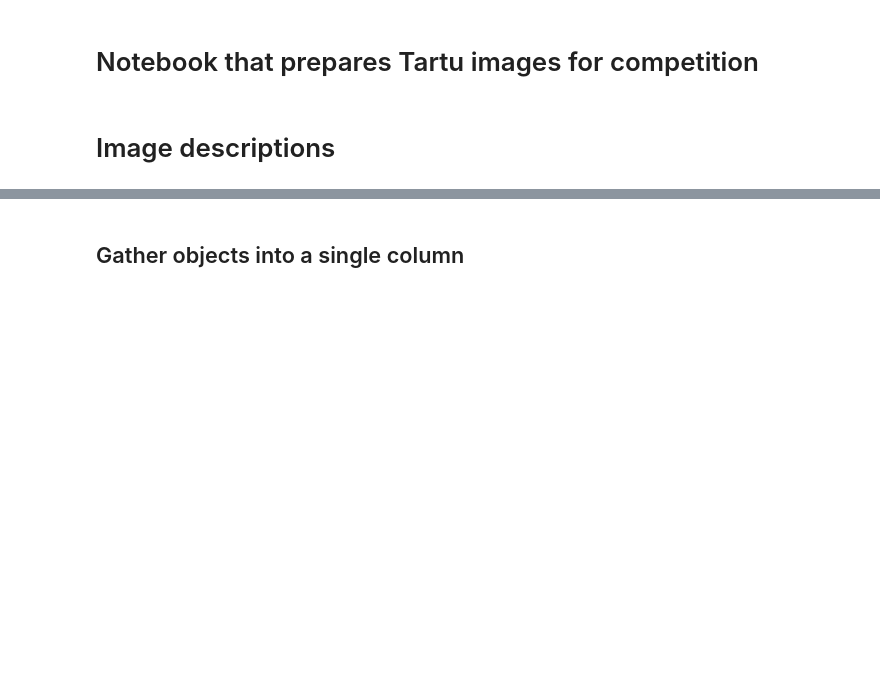
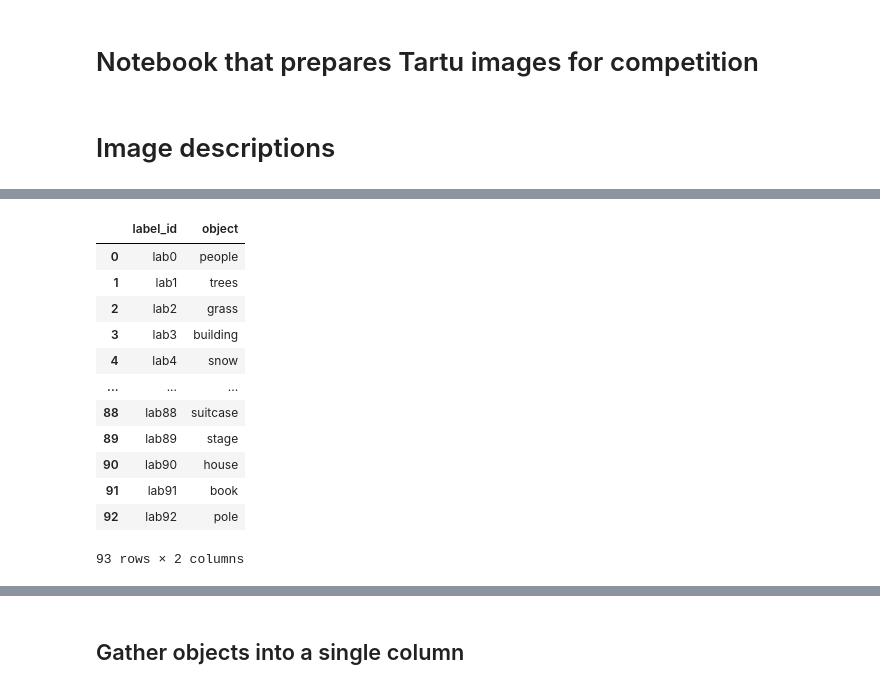
Before and after one commit to kristjan-eljand/andmetalgud, a Jupyter notebook: tartu_preparation.ipynb, the cells around one changed output, grey strips where cells are left out. Cells and saved outputs as stored; diff of their text form; code cells hidden in the pictures; blank space fills up the shorter version.

```diff
--- a/tartu_preparation.ipynb
+++ b/tartu_preparation.ipynb
@@ -40,0 +71,31 @@ for c in img_desc.columns:
+# %%
+# The count of labels
+labels_count = long_desc.groupby(by='object').size().sort_values(ascending=False)
+
+# Keep only labels with at least 4 instances
+labs_to_keep = labels_count[labels_count >= 4]
+
+# Remove the label 'missing'
+labs_to_keep.pop('missing')
+
+# Add names to labels
+label_dict = {f"lab{i}":obj for i,obj in enumerate(labs_to_keep.keys())}
+label_df = pd.DataFrame({
+    'label_id': label_dict.keys(),
+    'object': label_dict.values()
+})
+label_df
+# %% [output]
+|  | label_id | object |
+| 0 | lab0 | people |
+| 1 | lab1 | trees |
+| 2 | lab2 | grass |
+| 3 | lab3 | building |
+| 4 | lab4 | snow |
+| ... | ... | ... |
+| 88 | lab88 | suitcase |
+| 89 | lab89 | stage |
+| 90 | lab90 | house |
+| 91 | lab91 | book |
+| 92 | lab92 | pole |
+93 rows × 2 columns
```
Also changed, not shown: parts of 20 cells of this notebook, 6 other files.
